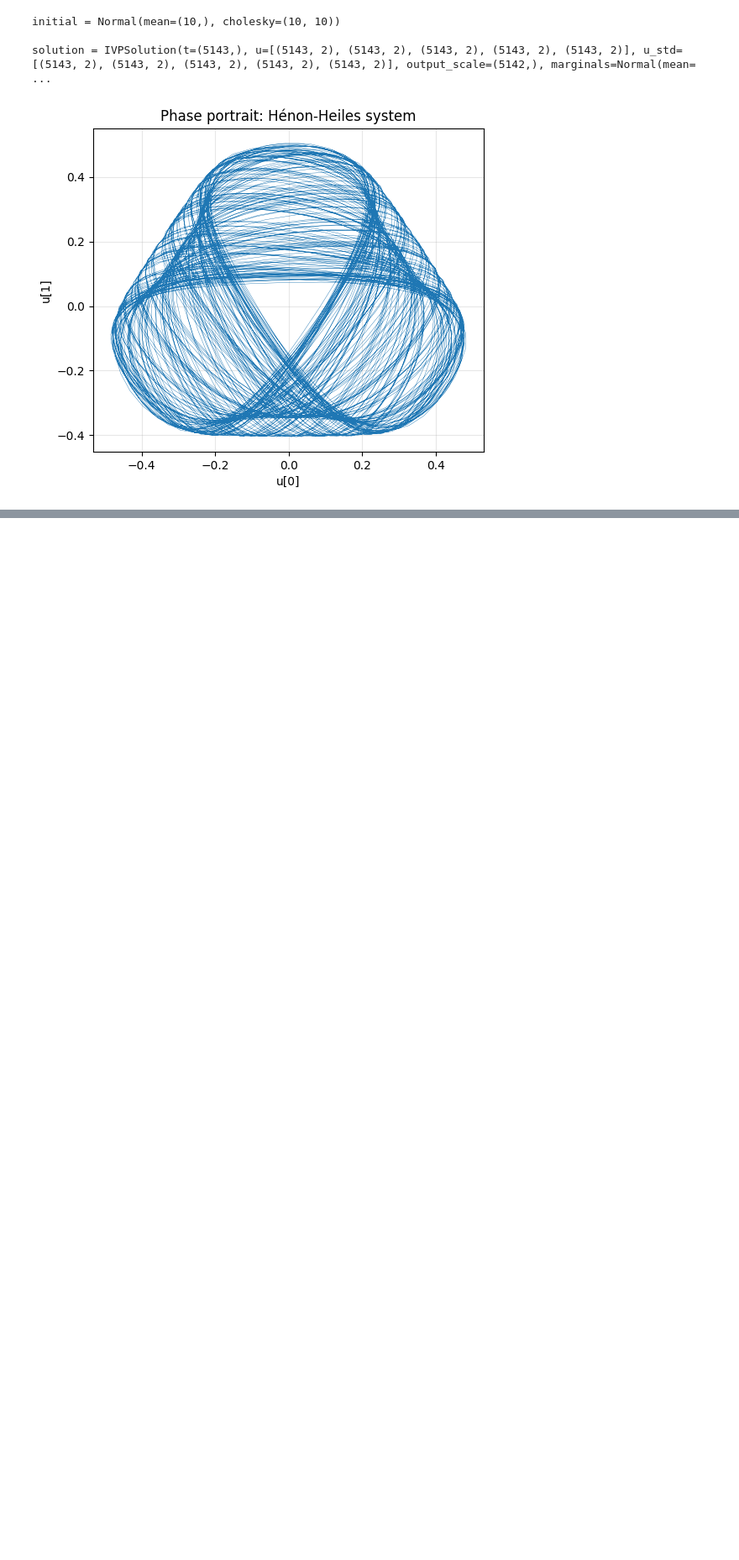
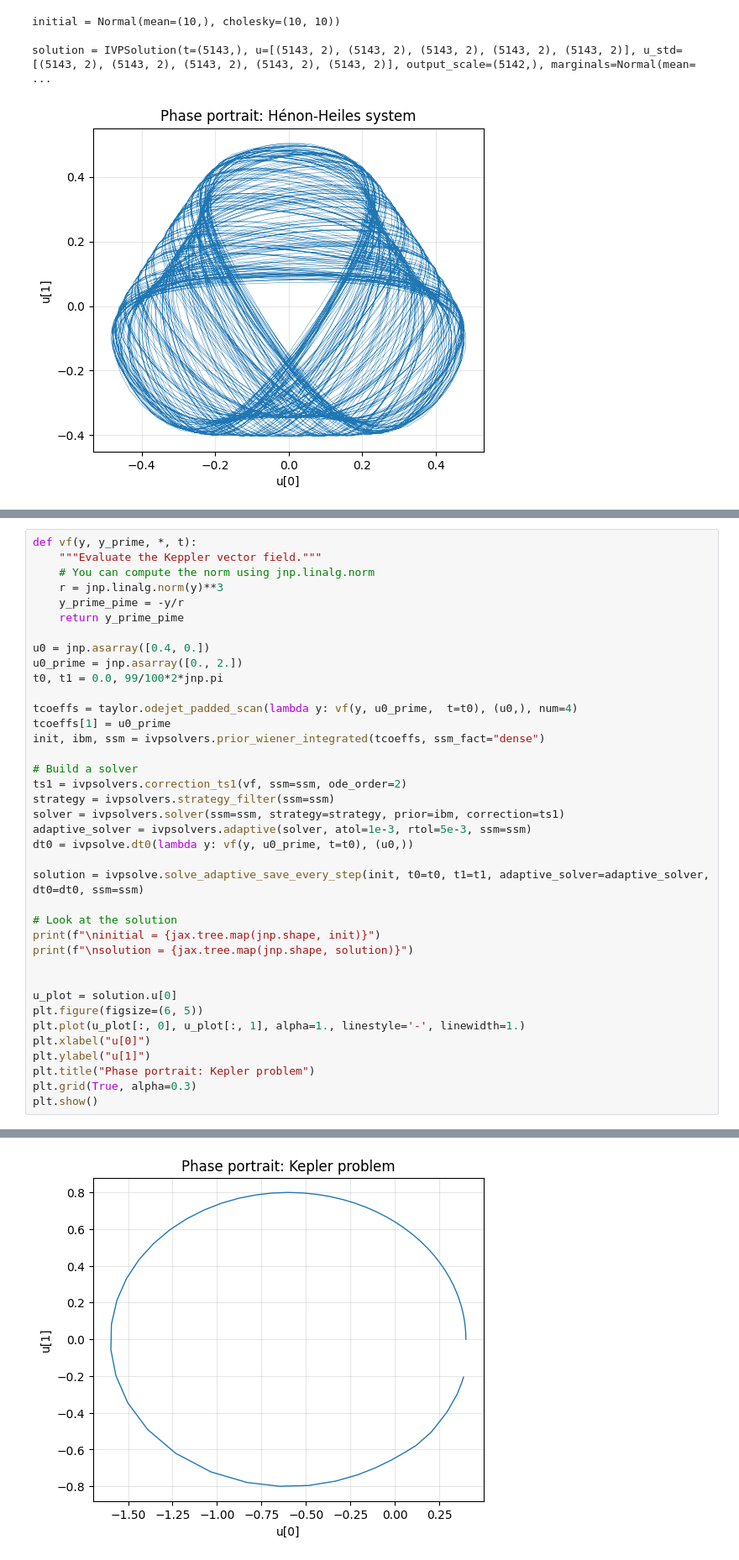
Before and after one commit to paufisch/ode_filters, a Jupyter notebook: probdiffeq.ipynb, the cells around one changed output, grey strips where cells are left out. Shown: that part at 84% size. Drawn from its saved outputs; the diff is of its cells as text; blank space fills up the shorter version.

Commit message:
added keppler problem

```diff
--- a/probdiffeq.ipynb
+++ b/probdiffeq.ipynb
@@ -322,0 +325,39 @@ solution = IVPSolution(t=(5143,), u=[(5143, 2), (5143, 2), (5143, 2), (5143, 2),
+# %%
+def vf(y, y_prime, *, t):
+    """Evaluate the Keppler vector field."""
+    # You can compute the norm using jnp.linalg.norm
+    r = jnp.linalg.norm(y)**3
+    y_prime_pime = -y/r
+    return y_prime_pime
+
+u0 = jnp.asarray([0.4, 0.])
+u0_prime = jnp.asarray([0., 2.])
+t0, t1 = 0.0, 99/100*2*jnp.pi
+
+tcoeffs = taylor.odejet_padded_scan(lambda y: vf(y, u0_prime,  t=t0), (u0,), num=4)
+tcoeffs[1] = u0_prime
+init, ibm, ssm = ivpsolvers.prior_wiener_integrated(tcoeffs, ssm_fact="dense")
+
+# Build a solver
+ts1 = ivpsolvers.correction_ts1(vf, ssm=ssm, ode_order=2)
+strategy = ivpsolvers.strategy_filter(ssm=ssm)
+solver = ivpsolvers.solver(ssm=ssm, strategy=strategy, prior=ibm, correction=ts1)
+adaptive_solver = ivpsolvers.adaptive(solver, atol=1e-3, rtol=5e-3, ssm=ssm)
+dt0 = ivpsolve.dt0(lambda y: vf(y, u0_prime, t=t0), (u0,))
+
+solution = ivpsolve.solve_adaptive_save_every_step(init, t0=t0, t1=t1, adaptive_solver=adaptive_solver, dt0=dt0, ssm=ssm)
+
+# Look at the solution
+print(f"\ninitial = {jax.tree.map(jnp.shape, init)}")
+print(f"\nsolution = {jax.tree.map(jnp.shape, solution)}")
+
+
+u_plot = solution.u[0]
+plt.figure(figsize=(6, 5))
+plt.plot(u_plot[:, 0], u_plot[:, 1], alpha=1., linestyle='-', linewidth=1.)
+plt.xlabel("u[0]")
+plt.ylabel("u[1]")
+plt.title("Phase portrait: Kepler problem")
+plt.grid(True, alpha=0.3)
+plt.show()
+# %% [output]
@@ -322,0 +367 @@ solution = IVPSolution(t=(5143,), u=[(5143, 2), (5143, 2), (5143, 2), (5143, 2),
+[figure, added]
```
Also changed, not shown: parts of 2 cells of this notebook.
